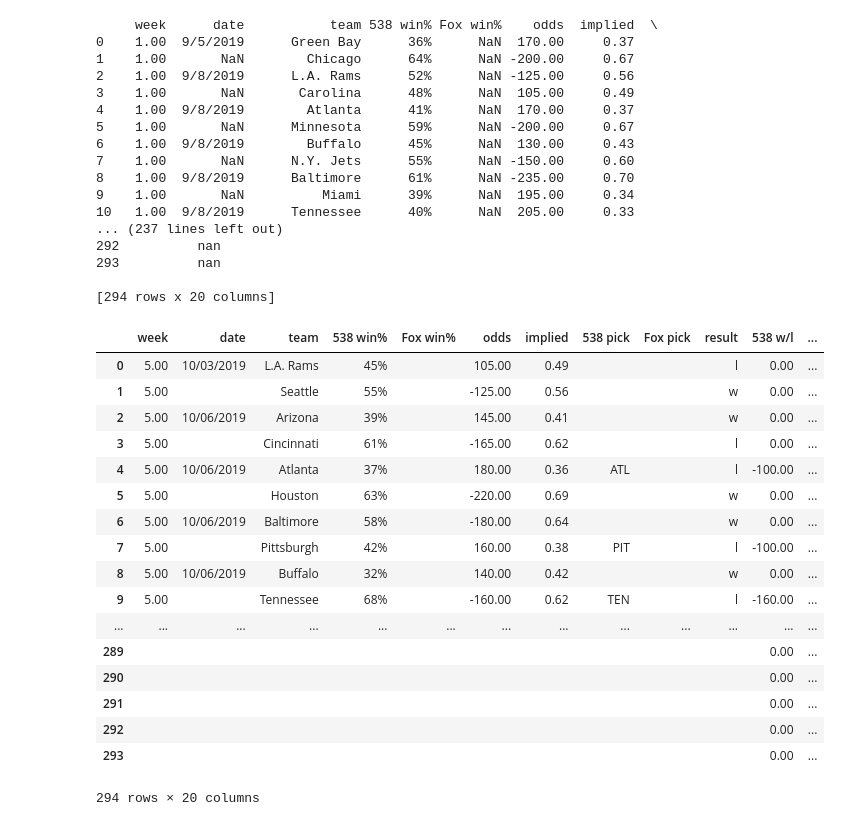
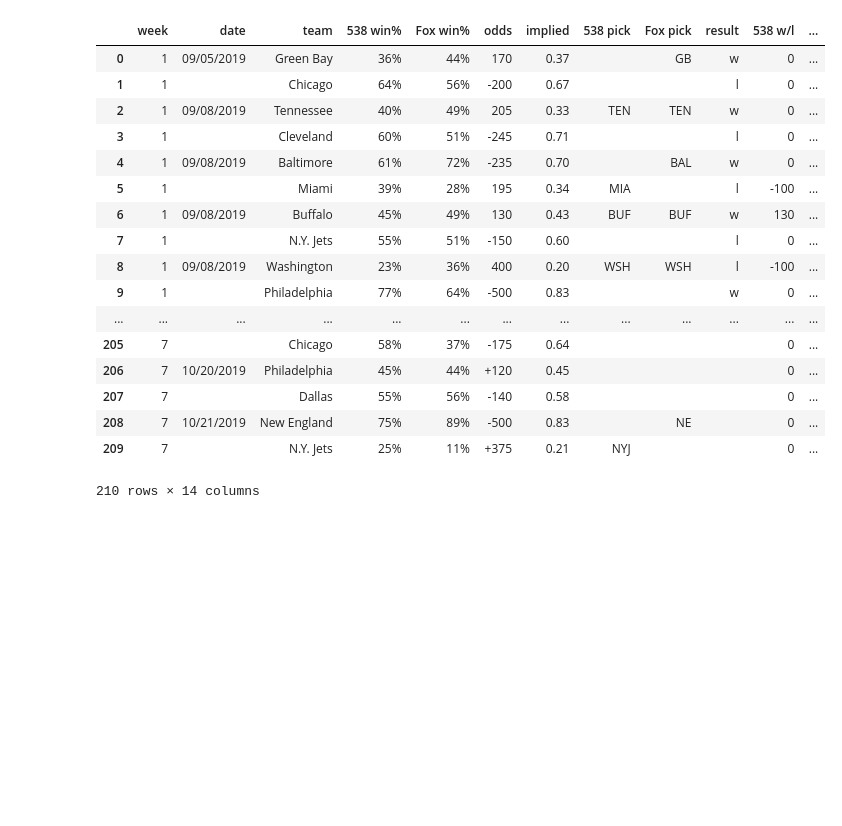
Before and after one commit to jmaloon1/NFL-Game-Predictor, a Jupyter notebook: Game Predictor.ipynb, the cells around one changed output. Drawn from its saved outputs; the diff is of its cells as text; code cells hidden in the pictures; blank space fills up the shorter version.

```diff
--- a/Game Predictor.ipynb
+++ b/Game Predictor.ipynb
@@ -212,7 +212,7 @@ def predictions_538(week_num):
 
     # Gathering data
     for week in soup.findAll('section', attrs={'class': 'week'}):
-        if week.get_text()[5] == str(week_num):
+        if week.get_text()[5:] == str(week_num):
             for date in week.findAll('div', attrs={'class': 'days'}):
                 for weekday in date.findAll('div', attrs={'class': 'day'}):
                     for game in weekday.findAll('div', attrs={'class': 'game'}):
@@ -438,7 +438,10 @@ def game_outcomes(df, week_num):
 
     # Gathering data
     for week in soup.findAll('section', attrs={'class': 'week'}):
-        if week.get_text()[5] == str(week_num):
+        for week_text in week.findAll('h3', attrs={'class': 'h3'}):
+            week_num_text = week_text.get_text()[5:]
+
+        if week_num_text == str(week_num):
             for date in week.findAll('div', attrs={'class': 'days'}):
                 for day in date.findAll('div', attrs={'class': 'day'}):
                     for game in day.findAll('div', attrs={'class': 'game'}):
@@ -447,10 +450,9 @@ def game_outcomes(df, week_num):
                         for h4 in day.findAll('h4', attrs={'class': 'h4'}):
                             date = h4.get_text()
                             date = date.split(', ')[1]
-                            date = date[0:3] + date[4:6] + ' ' + str(year)
+                            date = date[0:3] + date[4:] + ' ' + str(year)
                             date = datetime.datetime.strptime(date, '%b %d %Y')
                             date = date.strftime('%m/%d/%Y')
-
 
                         # Finding data for each game
                         for game_body in game.findAll('table', attrs={'class': 'game-body'}):
@@ -638,68 +640,51 @@ def writing_spreadsheet(df, filename):
 # %%
 file_name = 'z:\\python projects\\NFL Game Outcome Spreadsheet.csv'
 
 df = getting_spreadsheet(file_name) # Retrieving Spreadsheet
-print(df)
 spreadsheet_formatter(df)
 old_games, current_games = separating_games(df)
-
 
 if not current_games.empty:
     current_games['odds'] = current_games.apply(lambda row: odds_formatter(row), axis=1)
     winners, losers = game_outcomes(current_games, week_num=week_finder(datetime.date.today()))
     current_games['result'] = current_games.apply(lambda row: team_won_lost(row, winners, losers), axis=1)
     current_games['538 w/l'] = current_games.apply(lambda row: money_won_lost(row, '538'), axis=1)
     current_games['Fox w/l'] = current_games.apply(lambda row: money_won_lost(row, 'Fox'), axis=1)
     current_games['538 total'] = current_games['538 w/l'].sum()
     current_games['Fox total'] = current_games['Fox w/l'].sum()
     df = combining_data(old_games, current_games)
 
 df['date'] = df.apply(lambda row: date_formatter(row), axis=1)
 
 if datetime.date.today().strftime('%m/%d/%Y') > df.date.max():
     new_games, year = predictions_538(week_num=week_finder(datetime.date.today()))
     new_games = predictions_fox(new_games)
     new_games = loading_odds(new_games, year)
     new_games['implied'] = new_games.apply(lambda row: implied_probability(row), axis=1)
     new_games['538 pick'] = new_games.apply(lambda row: pick(row, '538'), axis=1)
     new_games['Fox pick'] = new_games.apply(lambda row: pick(row, 'Fox'), axis=1)
     df = combining_data(df, new_games)
-pd.options.display.float_format = '{:,.2f}'.format
+
+df['538 total'] = df['538 w/l'].sum()
+df['Fox total'] = df['Fox w/l'].sum()
 df
 #writing_spreadsheet(df, file_name)
 # %% [output]
+|  | week | date | team | 538 win% | Fox win% | odds | implied | 538 pick | Fox pick | result | 538 w/l | ... |
+| 0 | 1 | 09/05/2019 | Green Bay | 36% | 44% | 170 | 0.37 |  | GB | w | 0 | ... |
+| 1 | 1 |  | Chicago | 64% | 56% | -200 | 0.67 |  |  | l | 0 | ... |
+| 2 | 1 | 09/08/2019 | Tennessee | 40% | 49% | 205 | 0.33 | TEN | TEN | w | 0 | ... |
+| 3 | 1 |  | Cleveland | 60% | 51% | -245 | 0.71 |  |  | l | 0 | ... |
+| 4 | 1 | 09/08/2019 | Baltimore | 61% | 72% | -235 | 0.70 |  | BAL | w | 0 | ... |
+| 5 | 1 |  | Miami | 39% | 28% | 195 | 0.34 | MIA |  | l | -100 | ... |
+| 6 | 1 | 09/08/2019 | Buffalo | 45% | 49% | 130 | 0.43 | BUF | BUF | w | 130 | ... |
+| 7 | 1 |  | N.Y. Jets | 55% | 51% | -150 | 0.60 |  |  | l | 0 | ... |
+| 8 | 1 | 09/08/2019 | Washington | 23% | 36% | 400 | 0.20 | WSH | WSH | l | -100 | ... |
+| 9 | 1 |  | Philadelphia | 77% | 64% | -500 | 0.83 |  |  | w | 0 | ... |
+| ... | ... | ... | ... | ... | ... | ... | ... | ... | ... | ... | ... | ... |
+| 205 | 7 |  | Chicago | 58% | 37% | -175 | 0.64 |  |  |  | 0 | ... |
+| 206 | 7 | 10/20/2019 | Philadelphia | 45% | 44% | +120 | 0.45 |  |  |  | 0 | ... |
+| 207 | 7 |  | Dallas | 55% | 56% | -140 | 0.58 |  |  |  | 0 | ... |
+| 208 | 7 | 10/21/2019 | New England | 75% | 89% | -500 | 0.83 |  | NE |  | 0 | ... |
+| 209 | 7 |  | N.Y. Jets | 25% | 11% | +375 | 0.21 | NYJ |  |  | 0 | ... |
-     week      date           team 538 win% Fox win%    odds  implied  \
-0    1.00  9/5/2019      Green Bay      36%      NaN  170.00     0.37
-1    1.00       NaN        Chicago      64%      NaN -200.00     0.67
-2    1.00  9/8/2019      L.A. Rams      52%      NaN -125.00     0.56
-3    1.00       NaN       Carolina      48%      NaN  105.00     0.49
-4    1.00  9/8/2019        Atlanta      41%      NaN  170.00     0.37
-5    1.00       NaN      Minnesota      59%      NaN -200.00     0.67
-6    1.00  9/8/2019        Buffalo      45%      NaN  130.00     0.43
-7    1.00       NaN      N.Y. Jets      55%      NaN -150.00     0.60
-8    1.00  9/8/2019      Baltimore      61%      NaN -235.00     0.70
-9    1.00       NaN          Miami      39%      NaN  195.00     0.34
-10   1.00  9/8/2019      Tennessee      40%      NaN  205.00     0.33
-... (237 lines left out)
-292          nan
-293          nan
-
-[294 rows x 20 columns]
+210 rows × 14 columns
-|  | week | date | team | 538 win% | Fox win% | odds | implied | 538 pick | Fox pick | result | 538 w/l | ... |
-| 0 | 5.00 | 10/03/2019 | L.A. Rams | 45% |  | 105.00 | 0.49 |  |  | l | 0.00 | ... |
-| 1 | 5.00 |  | Seattle | 55% |  | -125.00 | 0.56 |  |  | w | 0.00 | ... |
-| 2 | 5.00 | 10/06/2019 | Arizona | 39% |  | 145.00 | 0.41 |  |  | w | 0.00 | ... |
-| 3 | 5.00 |  | Cincinnati | 61% |  | -165.00 | 0.62 |  |  | l | 0.00 | ... |
-| 4 | 5.00 | 10/06/2019 | Atlanta | 37% |  | 180.00 | 0.36 | ATL |  | l | -100.00 | ... |
-| 5 | 5.00 |  | Houston | 63% |  | -220.00 | 0.69 |  |  | w | 0.00 | ... |
-| 6 | 5.00 | 10/06/2019 | Baltimore | 58% |  | -180.00 | 0.64 |  |  | w | 0.00 | ... |
-| 7 | 5.00 |  | Pittsburgh | 42% |  | 160.00 | 0.38 | PIT |  | l | -100.00 | ... |
-| 8 | 5.00 | 10/06/2019 | Buffalo | 32% |  | 140.00 | 0.42 |  |  | w | 0.00 | ... |
-| 9 | 5.00 |  | Tennessee | 68% |  | -160.00 | 0.62 | TEN |  | l | -160.00 | ... |
-| ... | ... | ... | ... | ... | ... | ... | ... | ... | ... | ... | ... | ... |
-| 289 |  |  |  |  |  |  |  |  |  |  | 0.00 | ... |
-| 290 |  |  |  |  |  |  |  |  |  |  | 0.00 | ... |
-| 291 |  |  |  |  |  |  |  |  |  |  | 0.00 | ... |
-| 292 |  |  |  |  |  |  |  |  |  |  | 0.00 | ... |
-| 293 |  |  |  |  |  |  |  |  |  |  | 0.00 | ... |
-294 rows × 20 columns
```
Also changed, not shown: parts of 1 cell of this notebook.
